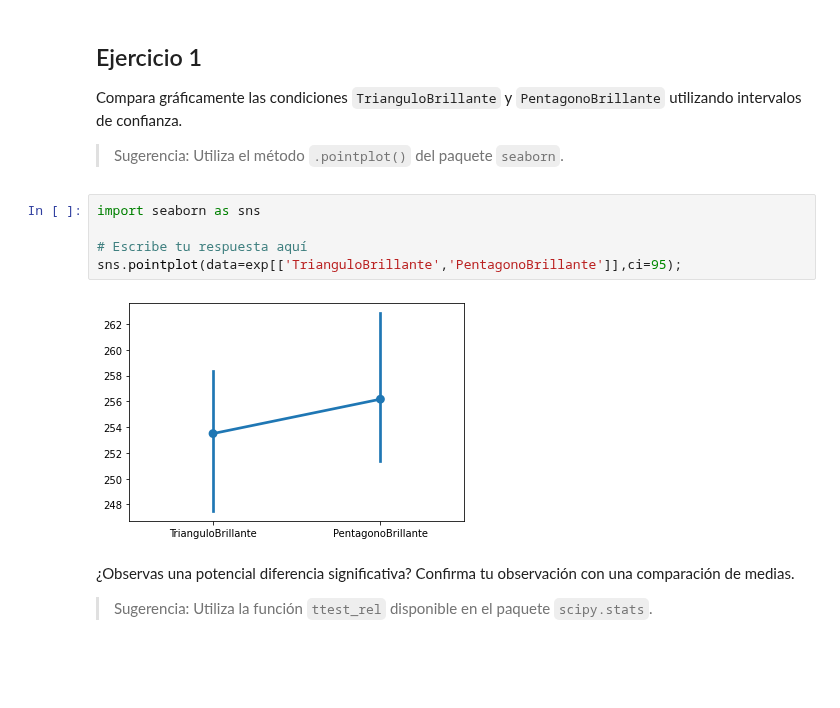
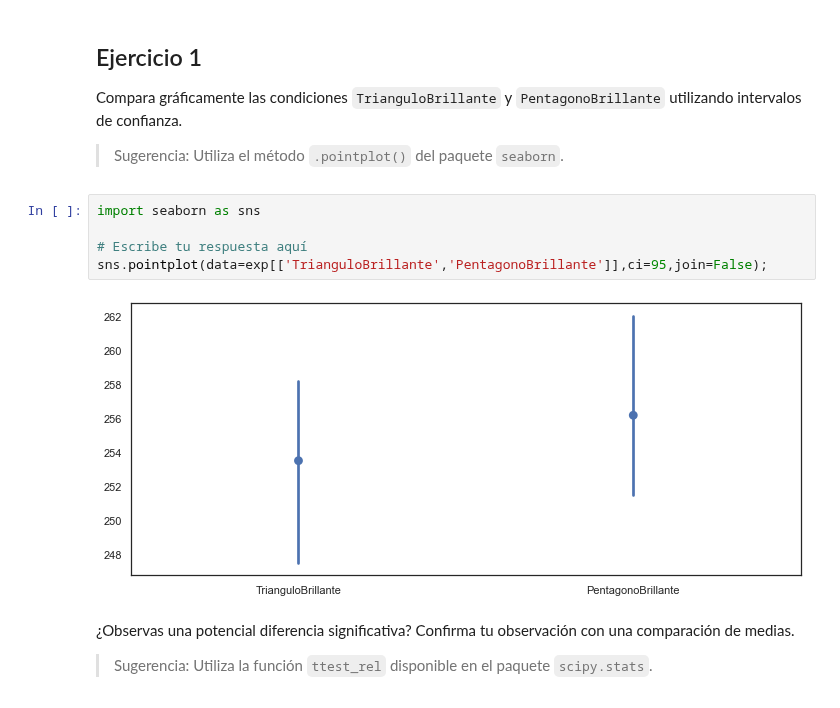
Before and after one commit to renatoparedes/EstadisticaYPsicologiaMatematica, a Jupyter notebook: RepasodeEstadistica/Solucionario_IntervalosdeConfianza.ipynb, the cells around one changed output. Drawn from its saved outputs; the diff is of its cells as text; blank space fills up the shorter version.

```diff
--- a/RepasodeEstadistica/Solucionario_IntervalosdeConfianza.ipynb
+++ b/RepasodeEstadistica/Solucionario_IntervalosdeConfianza.ipynb
@@ -47,10 +47,10 @@ Compara gráficamente las condiciones `TrianguloBrillante` y `PentagonoBrillante
 # %%
 import seaborn as sns
 
 # Escribe tu respuesta aquí
-sns.pointplot(data=exp[['TrianguloBrillante','PentagonoBrillante']],ci=95);
+sns.pointplot(data=exp[['TrianguloBrillante','PentagonoBrillante']],ci=95,join=False);
 # %% [output]
-[figure, old version]
+[figure, new version]
 # %% [markdown]
 ¿Observas una potencial diferencia significativa? Confirma tu observación con una comparación de medias.
 
```
Also changed, not shown: parts of 2 cells of this notebook, 3 other files.
